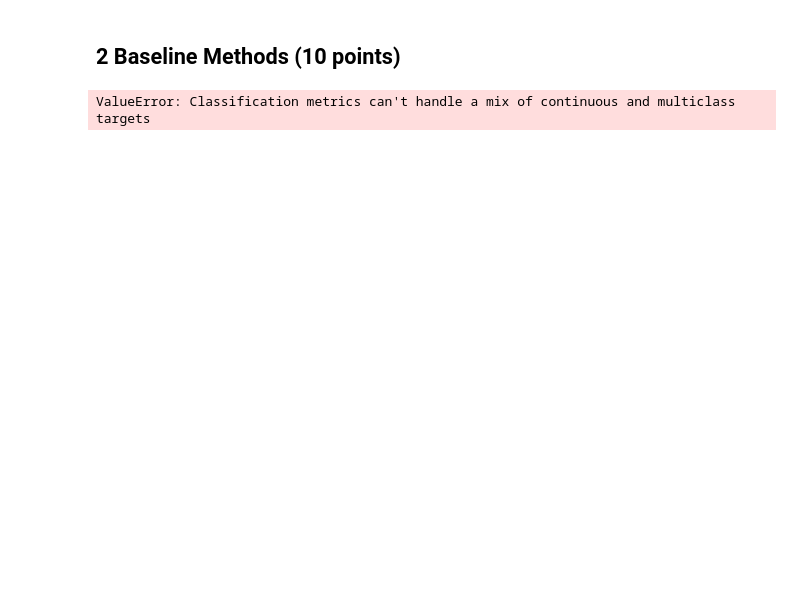
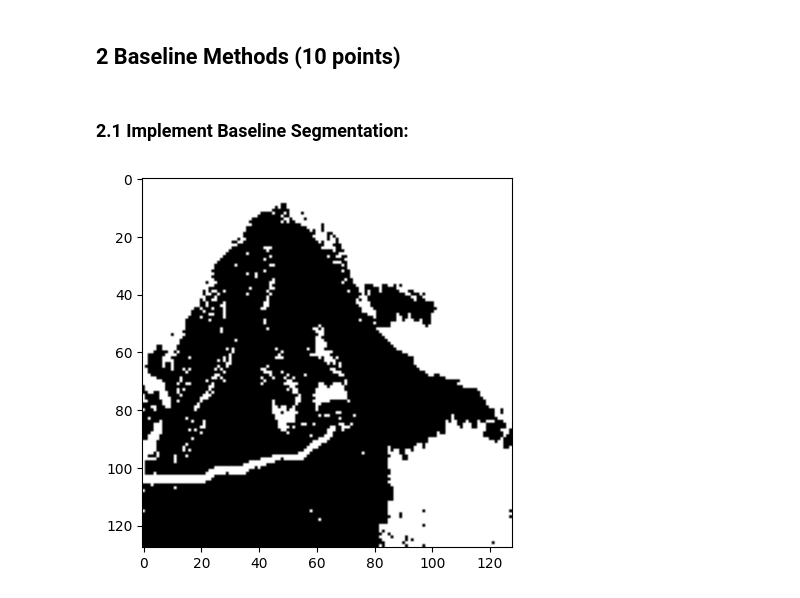
Before and after one commit to wbohanw/ECSE415, a Jupyter notebook: Assignment4.ipynb, the cells around one changed output. Drawn from its saved outputs; the diff is of its cells as text; code cells hidden in the pictures; blank space fills up the shorter version.

Commit message:
model setup finished, need finetune unet and evaluate

```diff
--- a/Assignment4.ipynb
+++ b/Assignment4.ipynb
@@ -129,24 +118,35 @@ def gmm_segmentation(image, n_components=3, random_state=42):
-# %%
-from sklearn.metrics import accuracy_score
-from sklearn.metrics import classification_report
-
-# Function to evaluate the performance of the GMM segmentation
-def evaluate_segmentation(true_masks, pred_masks):
-    accuracies = []
-    for true_mask, pred_mask in zip(true_masks, pred_masks):
-        true_mask_flat = true_mask.flatten()
-        pred_mask_flat = pred_mask.flatten()
-        if len(np.unique(true_mask_flat)) > 1 and len(np.unique(pred_mask_flat)) > 1:
-            accuracies.append(accuracy_score(true_mask_flat, pred_mask_flat))
-        else:
-            print("Skipping mask with insufficient class variety")
-    return np.mean(accuracies)
-
-# Perform segmentation on validation images
-val_segmented_masks = [gmm_segmentation(image) for image in val_images[:100]]
-
-# Evaluate the performance
-gmm_accuracy = evaluate_segmentation(val_masks, val_segmented_masks)
-print(f"GMM Segmentation Accuracy on Validation Set: {gmm_accuracy:.4f}")
-# %% [output]
-ValueError: Classification metrics can't handle a mix of continuous and multiclass targets
+# %% [markdown]
+### 2.1 Implement Baseline Segmentation:
+# %%
+import cv2 as cv
+import numpy as np
+
+def segment_image_with_kmeans(input_image, num_clusters=2, termination_criteria=(cv.TERM_CRITERIA_EPS + cv.TERM_CRITERIA_MAX_ITER, 100, 0.2)):
+    # Scale image
+    scaled_image = (input_image * 255).astype(np.uint8)
+    # Convert to grayscale
+    grayscale_image = cv.cvtColor(scaled_image, cv.COLOR_BGR2GRAY)
+    # Reshape for k-means
+    pixel_values = grayscale_image.reshape((-1, 1))
+    pixel_values = np.float32(pixel_values)
+    # Apply k-means
+    _, labels, cluster_centers = cv.kmeans(pixel_values, num_clusters, None, termination_criteria, 10, cv.KMEANS_RANDOM_CENTERS)
+    cluster_centers = np.uint8(cluster_centers)
+    labels = labels.flatten()
+    # Create segmented image
+    segmented_image = cluster_centers[labels]
+    segmented_image = segmented_image.reshape(grayscale_image.shape)
+
+    # Create boundary image
+    boundary_image = np.zeros_like(segmented_image)
+    boundary_image[segmented_image == cluster_centers.max()] = 255  # White for boundary
+    boundary_image[segmented_image != cluster_centers.max()] = 0    # Black for other
+
+    return boundary_image
+
+# Segment 12th training image
+segmented_output = segment_image_with_kmeans(train_imgs[11])
+plt.imshow(segmented_output, cmap='gray')
+plt.show()
+# %% [output]
+[figure, added]
```
Also changed, not shown: parts of 20 cells of this notebook, 10 other files.
